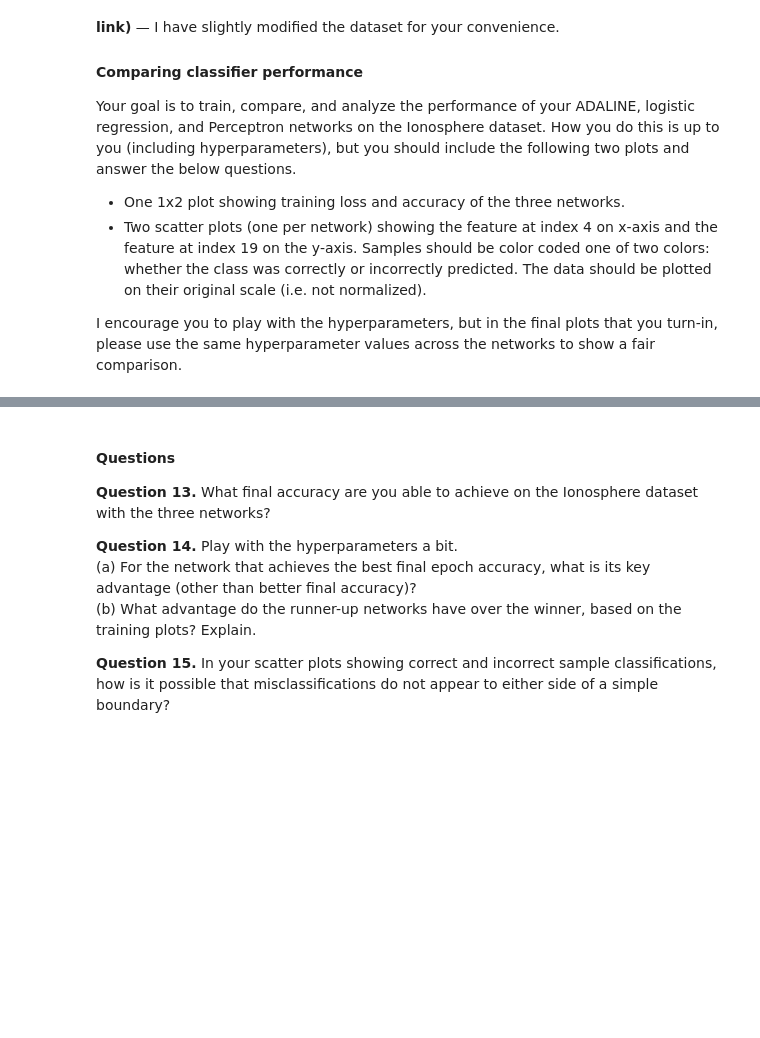
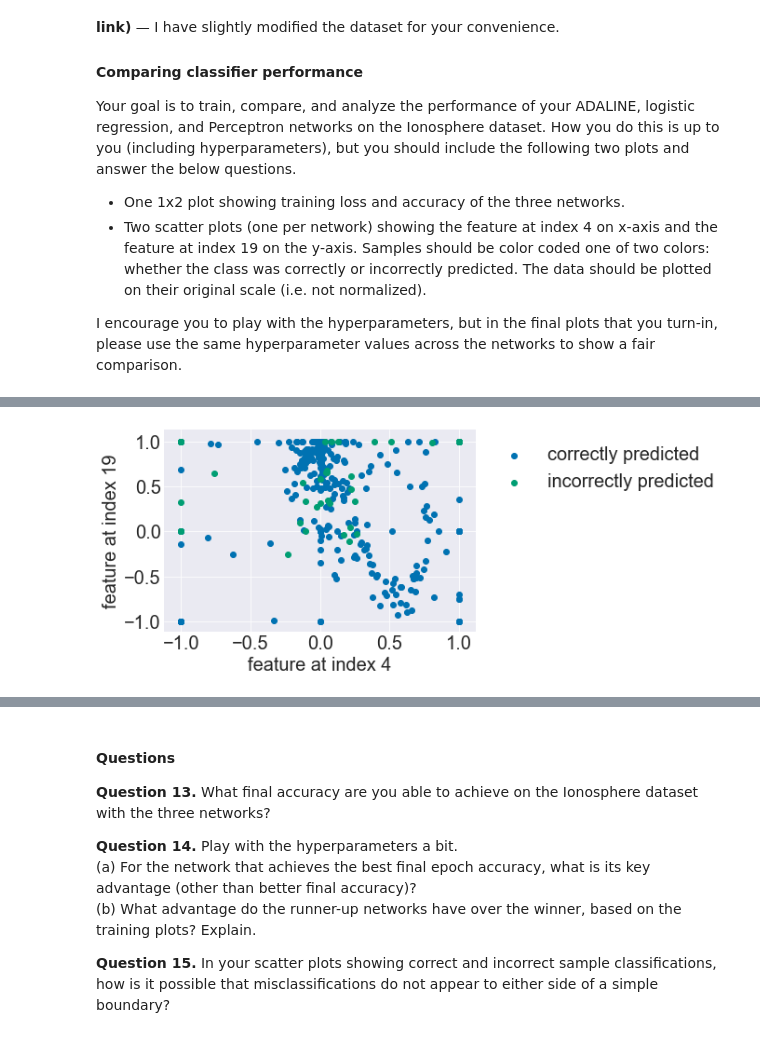
Before and after one commit to luhangsnn/neuralnetworks, a Jupyter notebook: proj1/classification_and_regression.ipynb, the cells around one changed output, grey strips where cells are left out. Drawn from its saved outputs; the diff is of its cells as text; code cells hidden in the pictures; blank space fills up the shorter version.

```diff
--- a/proj1/classification_and_regression.ipynb
+++ b/proj1/classification_and_regression.ipynb
@@ -361,0 +376,24 @@ KeyboardInterrupt:
+# %%
+#scatter plots section
+# plot logistic regression classification
+y_pred = logistic_net.y_pred
+#check which ones are predicted correctly
+diff = y_pred-output
+#select those that are not 0
+incorrect_idx = np.where(diff != 0)[0]
+#select those that are 0
+correct_idx = np.where(diff == 0)[0]
+
+fig, ax = plt.subplots()
+#plot correct ones
+ax.scatter(data[correct_idx,4], data[correct_idx,19], label='correctly predicted')
+#plot incorrect ones
+ax.scatter(data[incorrect_idx,4], data[incorrect_idx,19], label='incorrectly predicted')
+plt.xlabel("feature at index 4")
+plt.ylabel("feature at index 19")
+plt.legend(bbox_to_anchor=(1.01,1), loc=2)
+
+
+plt.show()
+# %% [output]
+[figure, added]
```
Also changed, not shown: parts of 11 cells of this notebook, 1 other file.
